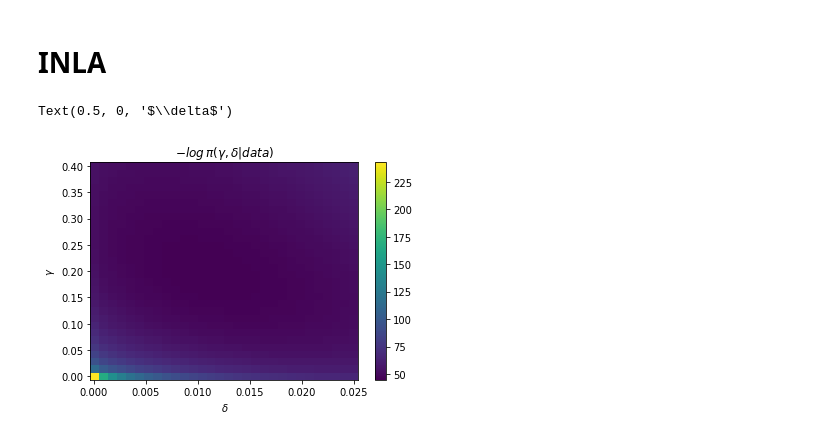
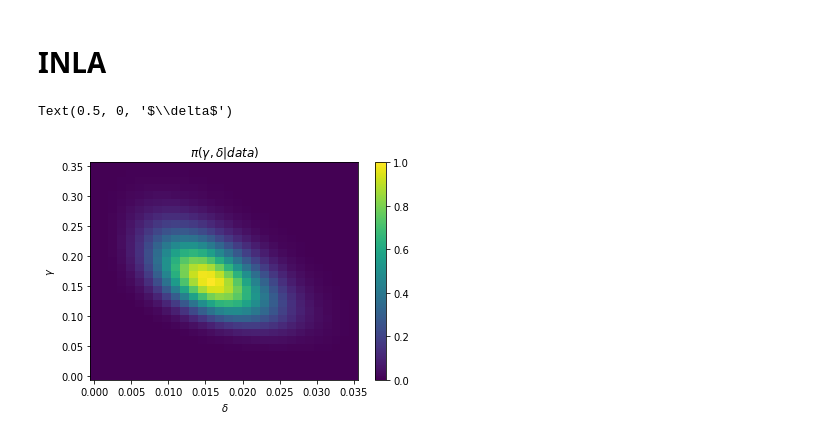
Before and after one commit to soniareilly/PDE_INLA, a Jupyter notebook: 1D_example_two_parameters_INLA.ipynb, the cells around one changed output. Cells and saved outputs as stored; diff of their text form; code cells hidden in the pictures.

```diff
--- a/1D_example_two_parameters_INLA.ipynb
+++ b/1D_example_two_parameters_INLA.ipynb
@@ -121,22 +109,31 @@ plt.show()
 # %% [markdown]
 # INLA
 # %%
-del_range = np.linspace(0.0001, 0.025, 30)
-gam_range = np.linspace(0.0001, 0.4, 30)
+del_range = np.linspace(0.0001, 0.035, 30)
+gam_range = np.linspace(0.0001, 0.35, 30)
+
+# del_range = np.linspace(0.0001, 100, 30)
+# gam_range = np.linspace(0.0001, 2000, 30)
 
 # compute - log pi(gamma, delta | data)
 neglogpi = np.zeros((len(gam_range),len(del_range)))
+det_ratios = np.zeros((len(gam_range),len(del_range)))
+priors = np.zeros((len(gam_range),len(del_range)))
+uQus = np.zeros((len(gam_range),len(del_range)))
 for i in range(len(gam_range)):
     for j in range(len(del_range)):
-        neglogpi_ij = -logpi_gamma_delta(gam_range[i],del_range[j], lam, A, observed_data)
-        neglogpi[i,j] = neglogpi_ij
+        logpi_ij,det_ij,pri_ij,uQu_ij = logpi_gamma_delta(gam_range[i],del_range[j], lam, A, observed_data)
+        neglogpi[i,j] = -logpi_ij
+        det_ratios[i,j] = -det_ij
+        priors[i,j] = -pri_ij
+        uQus[i,j] = -uQu_ij
 # %%
-# plot -log pi(gamma, delta | data)
-plt.pcolormesh(del_range,gam_range,neglogpi)
+# plot pi(gamma, delta | data)
+plt.pcolormesh(del_range,gam_range,np.exp(-neglogpi+np.min(neglogpi)))
 plt.colorbar()
-plt.title(r'$-log \, \pi(\gamma, \delta | data)$')
+plt.title(r'$\pi(\gamma, \delta | data)$')
 plt.ylabel(r'$\gamma$')
 plt.xlabel(r'$\delta$')
 # %% [output]
 Text(0.5, 0, '$\\delta$')
-[figure, old version]
+[figure, new version]
```
Also changed, not shown: parts of 15 cells of this notebook, 11 other files.
